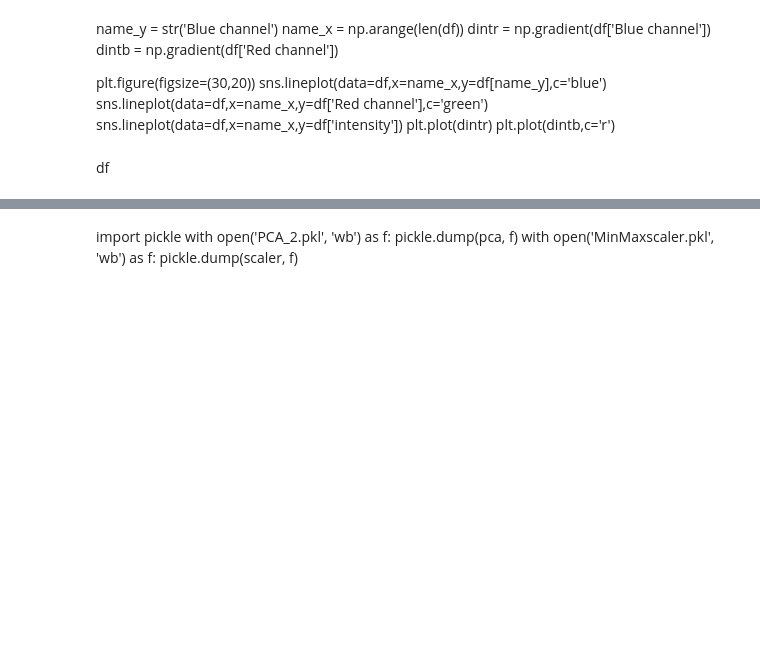
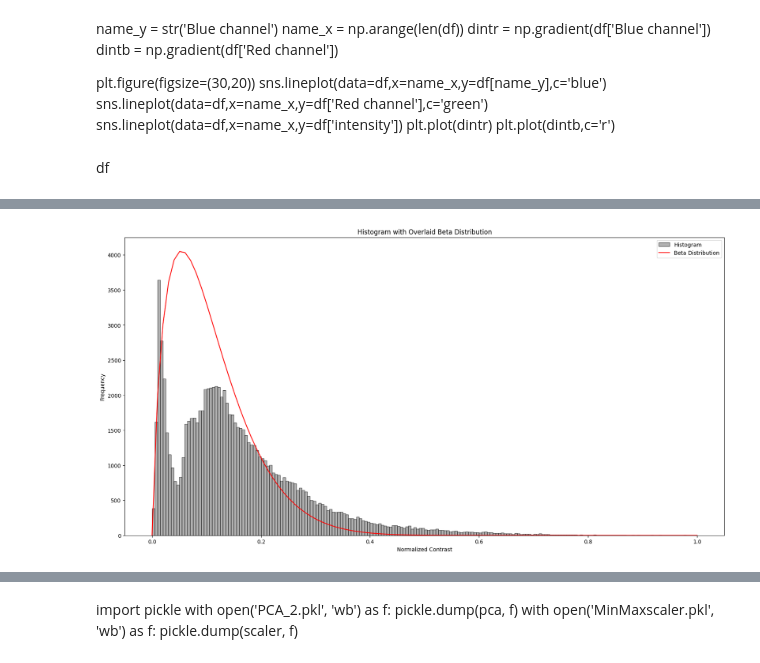
Before and after one commit to PrachayaKMITL/NARIT_internship_2024, a Jupyter notebook: Test_kernel/test_data.ipynb, the cells around one changed output, grey strips where cells are left out. Drawn from its saved outputs; the diff is of its cells as text; code cells hidden in the pictures; blank space fills up the shorter version.

```diff
--- a/Test_kernel/test_data.ipynb
+++ b/Test_kernel/test_data.ipynb
@@ -114,0 +123,42 @@ df.describe()
+# %%
+import numpy as np
+import matplotlib.pyplot as plt
+from scipy.stats import beta
+
+# Assuming df['contrast'] is your data, normalize it to [0, 1]
+contrast_min = df['contrast'].min()
+contrast_max = df['contrast'].max()
+normalized_contrast = (df['contrast'] - contrast_min) / (contrast_max - contrast_min)
+
+# Plot the histogram of the normalized contrast
+plt.figure(figsize=(20, 10))
+plt.hist(normalized_contrast, bins=200, alpha=0.6, color='gray', edgecolor='black', label='Histogram')
+
+# Parameters for the Beta distribution
+alpha_param = 1.8
+beta_param = 15
+
+# Generate x values for the Beta distribution
+x = np.linspace(0, 1, 100)
+
+# Beta distribution PDF
+y = beta.pdf(x, alpha_param, beta_param)
+
+# Scale y to match the histogram's scale
+y = y * len(normalized_contrast)/1.5 * (x[1] - x[0])
+
+# Overlay the Beta distribution line plot
+plt.plot(x, y, color='red', label='Beta Distribution')
+
+# Add labels and title
+plt.xlabel('Normalized Contrast')
+plt.ylabel('Frequency')
+plt.title('Histogram with Overlaid Beta Distribution')
+
+# Show legend
+plt.legend()
+
+# Show the plot
+plt.show()
+# %% [output]
+[figure, added]
```
Also changed, not shown: parts of 17 cells of this notebook, 2 other files.
